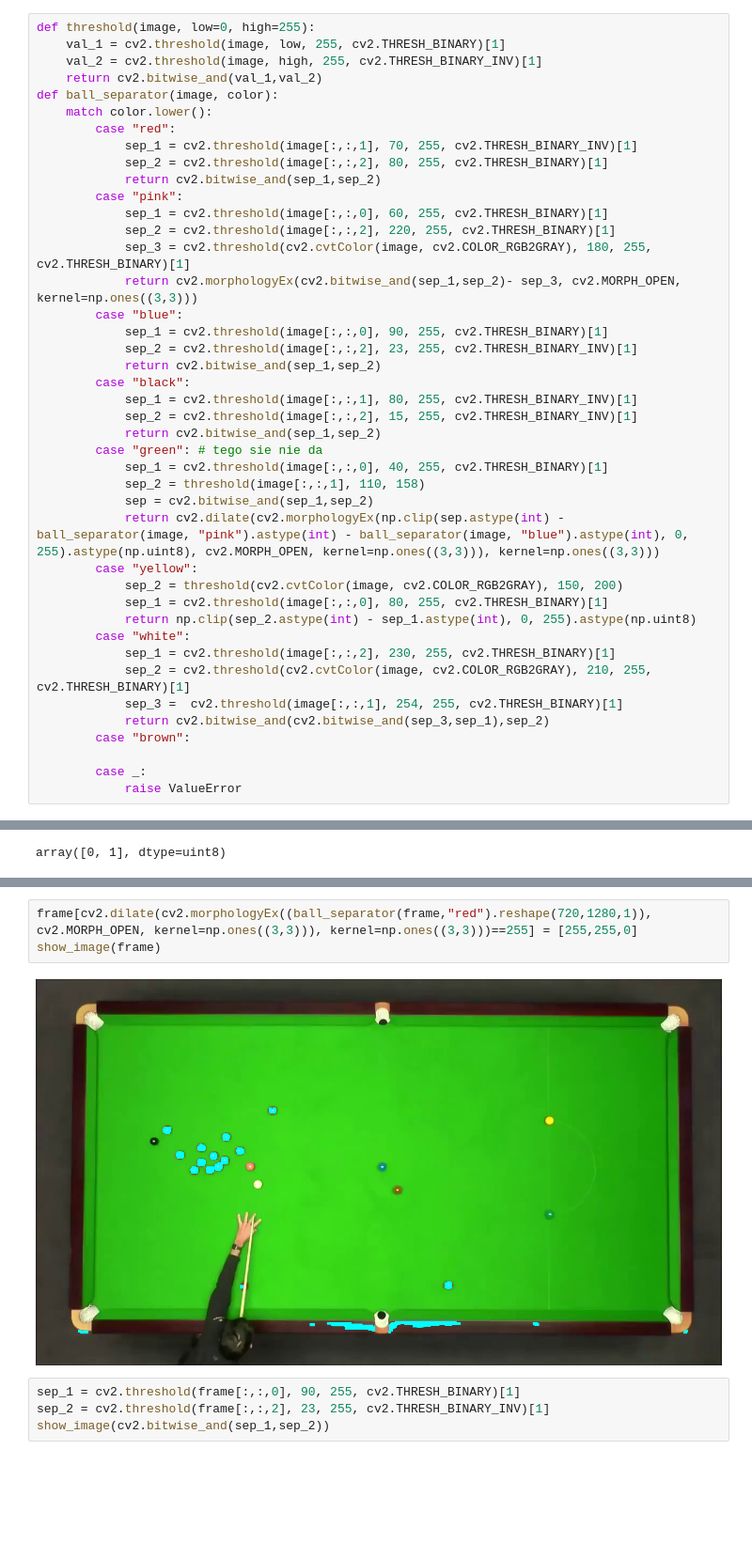
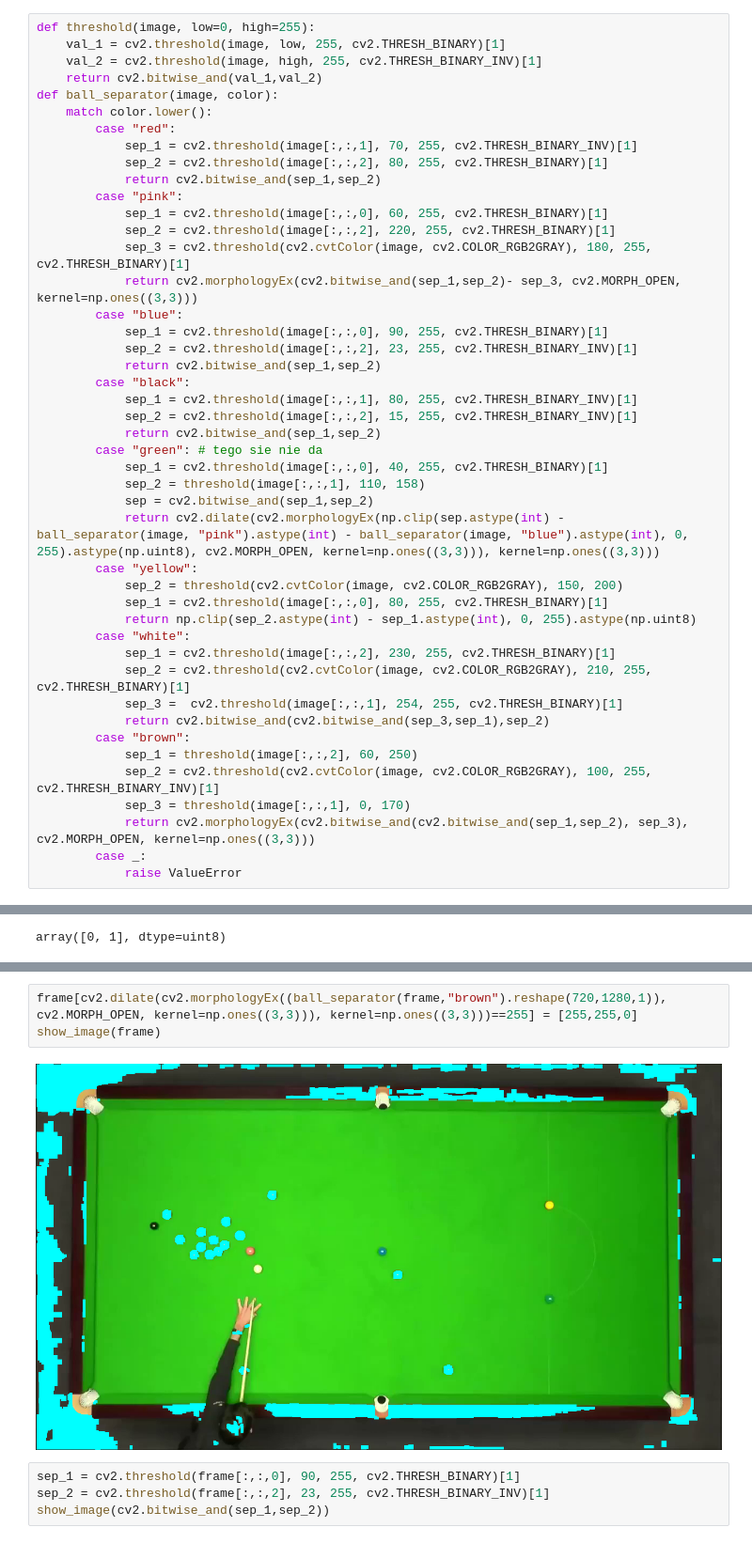
Before and after one commit to MarceloTrapano/CV, a Jupyter notebook: Project2/snooker.ipynb, the cells around one changed output, grey strips where cells are left out. Shown at 94% size. Drawn from its saved outputs; the diff is of its cells as text; blank space fills up the shorter version.

```diff
--- a/Project2/snooker.ipynb
+++ b/Project2/snooker.ipynb
@@ -62,7 +66,10 @@ def ball_separator(image, color):
             sep_3 =  cv2.threshold(image[:,:,1], 254, 255, cv2.THRESH_BINARY)[1]
             return cv2.bitwise_and(cv2.bitwise_and(sep_3,sep_1),sep_2)
         case "brown":
-
+            sep_1 = threshold(image[:,:,2], 60, 250)
+            sep_2 = cv2.threshold(cv2.cvtColor(image, cv2.COLOR_RGB2GRAY), 100, 255, cv2.THRESH_BINARY_INV)[1]
+            sep_3 = threshold(image[:,:,1], 0, 170)
+            return cv2.morphologyEx(cv2.bitwise_and(cv2.bitwise_and(sep_1,sep_2), sep_3), cv2.MORPH_OPEN, kernel=np.ones((3,3)))
         case _:
             raise ValueError
 # %%
@@ -94,8 +110,8 @@ array([0, 1], dtype=uint8)
 # %%
-frame[cv2.dilate(cv2.morphologyEx((ball_separator(frame,"red").reshape(720,1280,1)), cv2.MORPH_OPEN, kernel=np.ones((3,3))), kernel=np.ones((3,3)))==255] = [255,255,0]
+frame[cv2.dilate(cv2.morphologyEx((ball_separator(frame,"brown").reshape(720,1280,1)), cv2.MORPH_OPEN, kernel=np.ones((3,3))), kernel=np.ones((3,3)))==255] = [255,255,0]
 show_image(frame)
 # %% [output]
-[figure, old version]
+[figure, new version]
 # %%
 sep_1 = cv2.threshold(frame[:,:,0], 90, 255, cv2.THRESH_BINARY)[1]
 sep_2 = cv2.threshold(frame[:,:,2], 23, 255, cv2.THRESH_BINARY_INV)[1]
```
Also changed, not shown: parts of 5 cells of this notebook, 2 other files.
